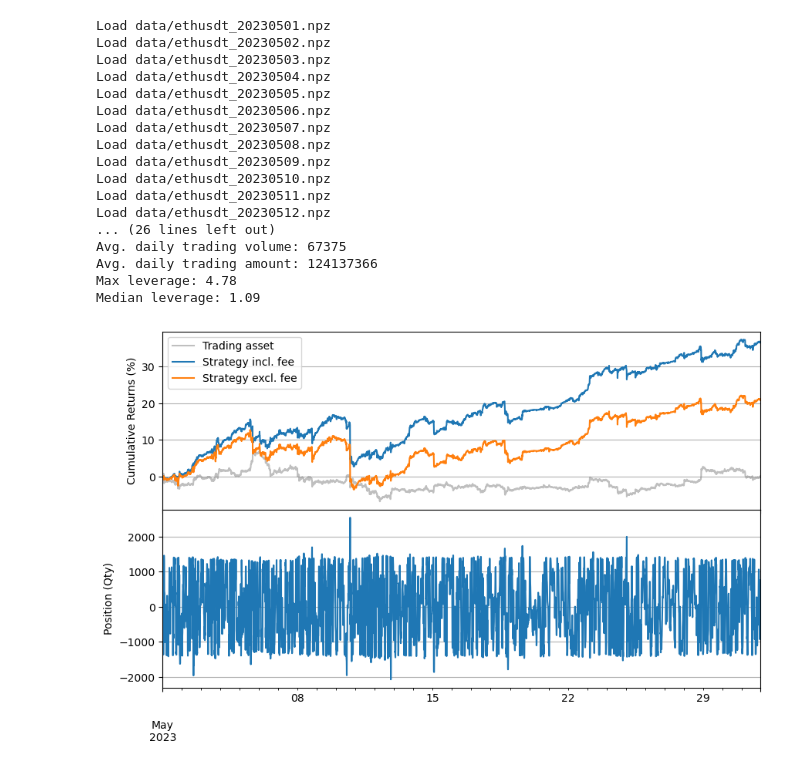
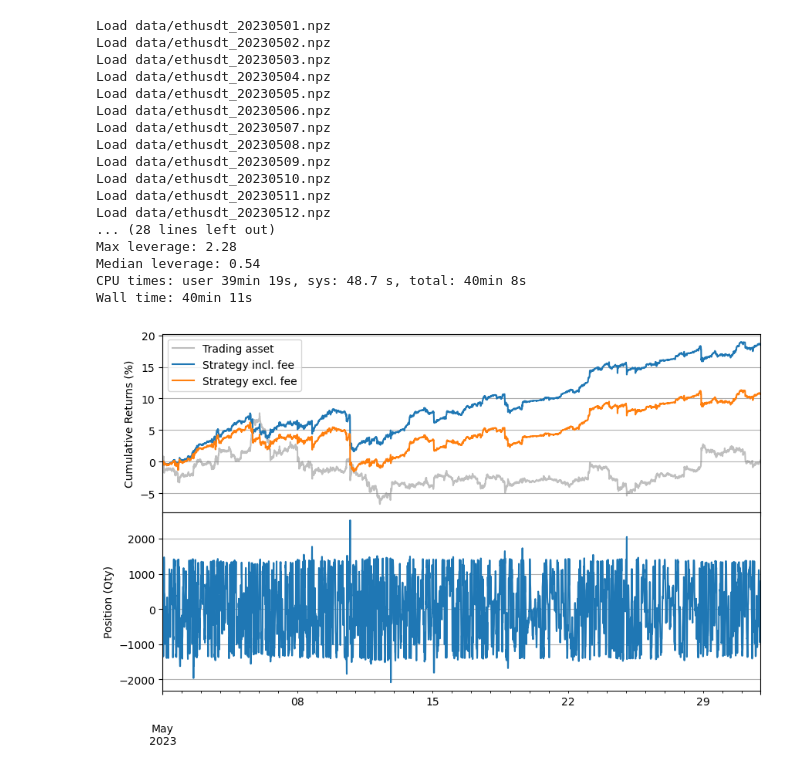
Before and after one commit to nkaz001/hftbacktest, a Jupyter notebook: examples/Market Making with Alpha - Order Book Imbalance.ipynb, the cells around one changed output. Cells and saved outputs as stored; diff of their text form; code cells hidden in the pictures.

```diff
--- a/examples/Market Making with Alpha - Order Book Imbalance.ipynb
+++ b/examples/Market Making with Alpha - Order Book Imbalance.ipynb
@@ -179,4 +204,5 @@ Wall time: 54min 33s
 # %%
+%%time
 hbt = HftBacktest(
     [
         'data/ethusdt_{}.npz'.format(date) for date in range(20230501, 20230532)
@@ -186,38 +212,57 @@ hbt = HftBacktest(
     maker_fee=-0.00005,
     taker_fee=0.0007,
     order_latency=IntpOrderLatency(data=latency_data),
     queue_model=SquareProbQueueModel(),
     asset_type=Linear,
     exchange_model=PartialFillExchange,
     snapshot='data/ethusdt_20230430_eod.npz'
 )
 
 stat = Stat(hbt)
 
 half_spread = 5
 skew = 0.2
 c1 = 10
 depth = 0.025 # 2.5% from the mid price
 interval = 1_000_000 # 1s
-obi_mm(hbt, stat.recorder, half_spread, skew, c1, depth, interval)
+window = 3_600_000_000 # 1hour
+order_qty_dollar = 50_000
+max_position_dollar = order_qty_dollar * 50
+grid_num = 1
+grid_interval = hbt.tick_size
 
-stat.summary(capital=1_250_000, resample='10min')
+obi_mm(
+    hbt,
+    stat.recorder,
+    half_spread,
+    skew,
+    c1,
+    depth,
+    interval,
+    window,
+    order_qty_dollar,
+    max_position_dollar,
+    grid_num,
+    grid_interval
+)
+
+stat.summary(capital=max_position_dollar, resample='10min')
 # %% [output]
 Load data/ethusdt_20230501.npz
 Load data/ethusdt_20230502.npz
 Load data/ethusdt_20230503.npz
 Load data/ethusdt_20230504.npz
 Load data/ethusdt_20230505.npz
 Load data/ethusdt_20230506.npz
 Load data/ethusdt_20230507.npz
 Load data/ethusdt_20230508.npz
 Load data/ethusdt_20230509.npz
 Load data/ethusdt_20230510.npz
 Load data/ethusdt_20230511.npz
 Load data/ethusdt_20230512.npz
-... (26 lines left out)
-Avg. daily trading volume: 67375
-Avg. daily trading amount: 124137366
-Max leverage: 4.78
-Median leverage: 1.09
+... (28 lines left out)
+Max leverage: 2.28
+Median leverage: 0.54
+CPU times: user 39min 19s, sys: 48.7 s, total: 40min 8s
+Wall time: 40min 11s
-[figure, old version]
+[figure, new version]
```
Also changed, not shown: parts of 3 cells of this notebook, 1 other file.
